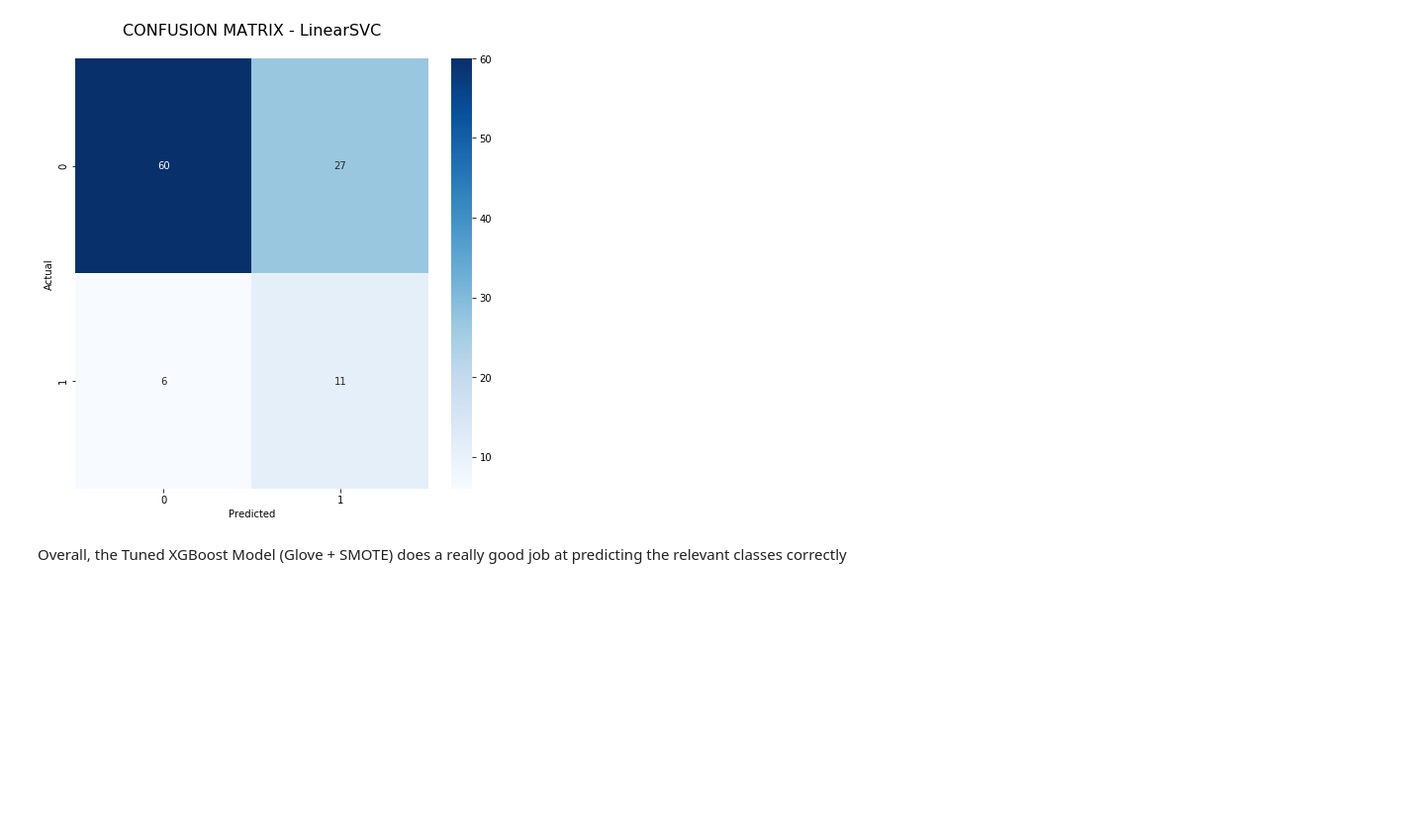
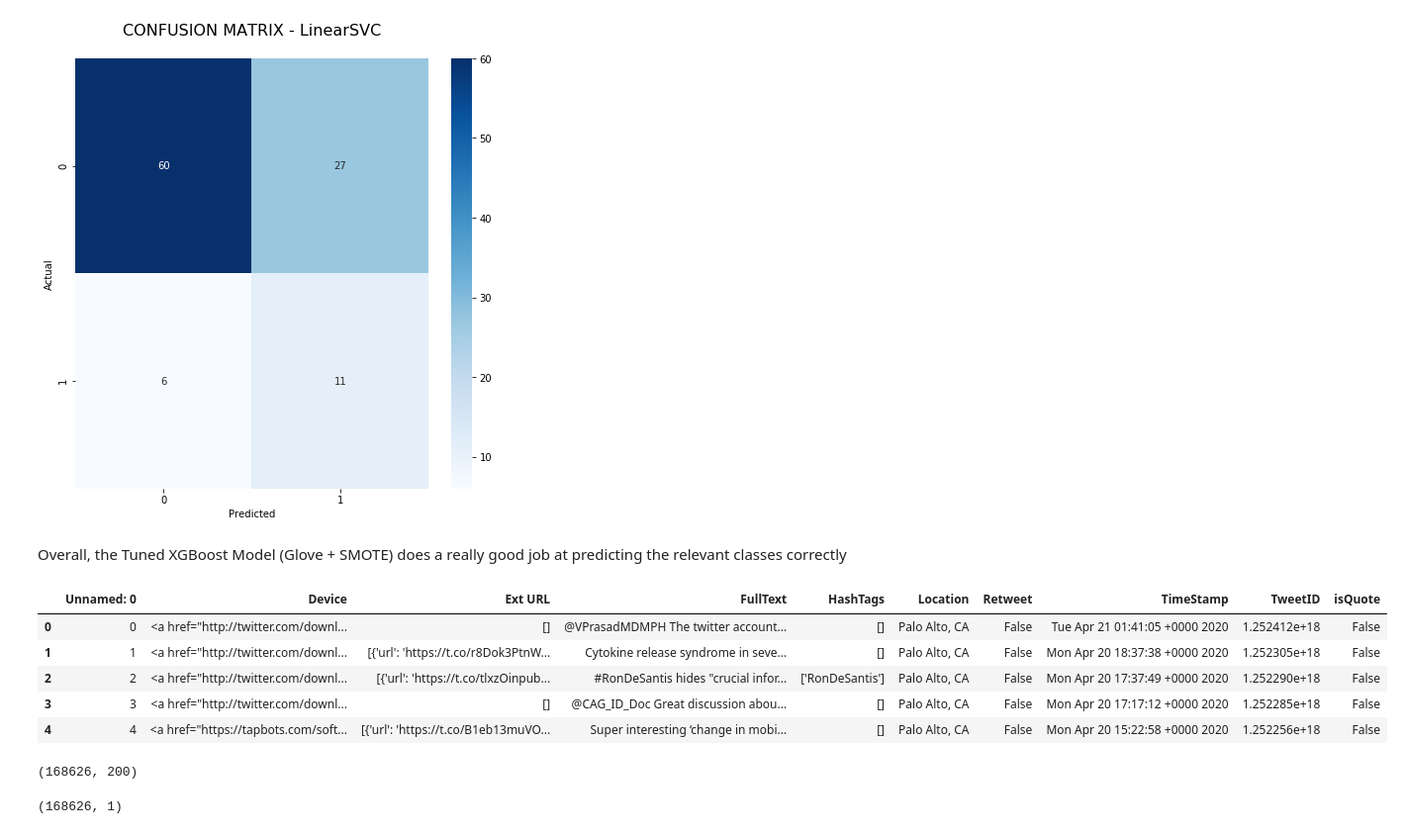
Before and after one commit to helivora/Covid-19-Twitter-Analysis, a Jupyter notebook: Statistics without Borders - Covid 19 Twitter Analysis (Part 2 - Supervised Learning).ipynb, the cells around one changed output. Shown: that part at 99% size. Cells and saved outputs as stored; diff of their text form; code cells hidden in the pictures; blank space fills up the shorter version.

```diff
--- a/Statistics without Borders - Covid 19 Twitter Analysis (Part 2 - Supervised Learning).ipynb
+++ b/Statistics without Borders - Covid 19 Twitter Analysis (Part 2 - Supervised Learning).ipynb
@@ -534,3 +534,14 @@ Text(0.5, 1, 'CONFUSION MATRIX - LinearSVC\n')
 [figure]
 # %% [markdown]
 Overall, the Tuned XGBoost Model (Glove + SMOTE) does a really good job at predicting the relevant classes correctly
+# %%
+masterdata = pd.read_csv("MasterFile.csv",encoding = 'utf-8')
+# %%
+masterdata.head(5)
+# %% [output]
+|  | Unnamed: 0 | Device | Ext URL | FullText | HashTags | Location | Retweet | TimeStamp | TweetID | isQuote |
+| 0 | 0 | <a href="http://twitter.com/downl... | [] | @VPrasadMDMPH The twitter account... | [] | Palo Alto, CA | False | Tue Apr 21 01:41:05 +0000 2020 | 1.252412e+18 | False |
+| 1 | 1 | <a href="http://twitter.com/downl... | [{'url': 'https://t.co/r8Dok3PtnW... | Cytokine release syndrome in seve... | [] | Palo Alto, CA | False | Mon Apr 20 18:37:38 +0000 2020 | 1.252305e+18 | False |
+| 2 | 2 | <a href="http://twitter.com/downl... | [{'url': 'https://t.co/tlxzOinpub... | #RonDeSantis hides "crucial infor... | ['RonDeSantis'] | Palo Alto, CA | False | Mon Apr 20 17:37:49 +0000 2020 | 1.252290e+18 | False |
+| 3 | 3 | <a href="http://twitter.com/downl... | [] | @CAG_ID_Doc Great discussion abou... | [] | Palo Alto, CA | False | Mon Apr 20 17:17:12 +0000 2020 | 1.252285e+18 | False |
+| 4 | 4 | <a href="https://tapbots.com/soft... | [{'url': 'https://t.co/B1eb13muVO... | Super interesting ‘change in mobi... | [] | Palo Alto, CA | False | Mon Apr 20 15:22:58 +0000 2020 | 1.252256e+18 | False |
@@ -536,0 +552,4 @@ Overall, the Tuned XGBoost Model (Glove + SMOTE) does a really good job at predi
+# %%
+newdata.shape
+# %% [output]
+(168626, 200)
@@ -536,0 +558,4 @@ Overall, the Tuned XGBoost Model (Glove + SMOTE) does a really good job at predi
+# %%
+predictions.shape
+# %% [output]
+(168626, 1)
```
Also changed, not shown: parts of 12 cells of this notebook, 1 other file.
